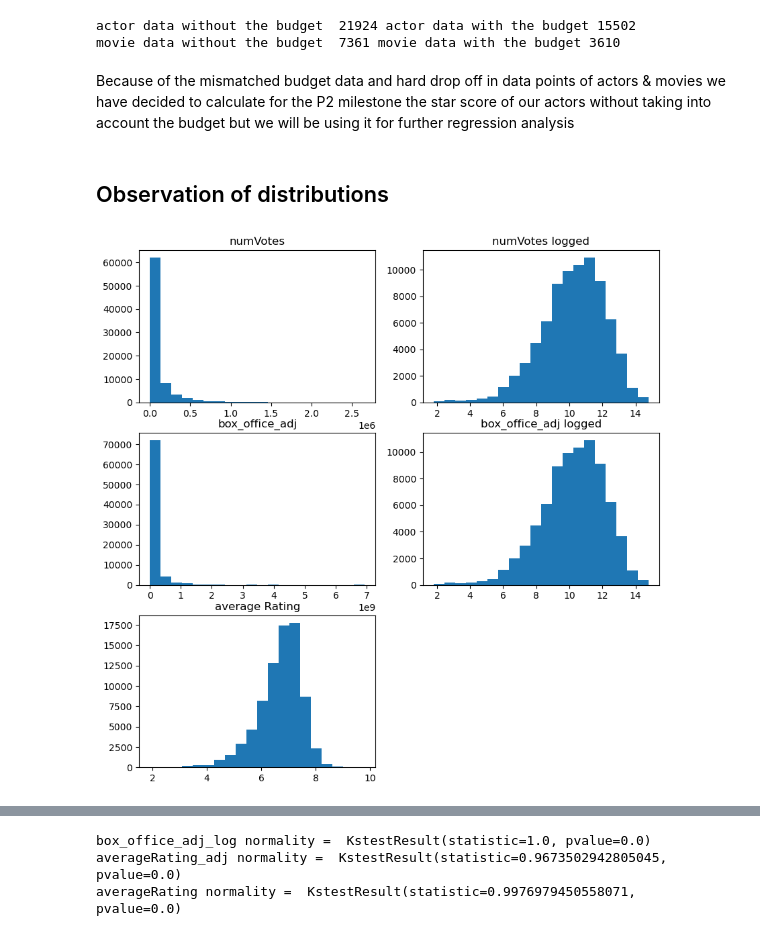
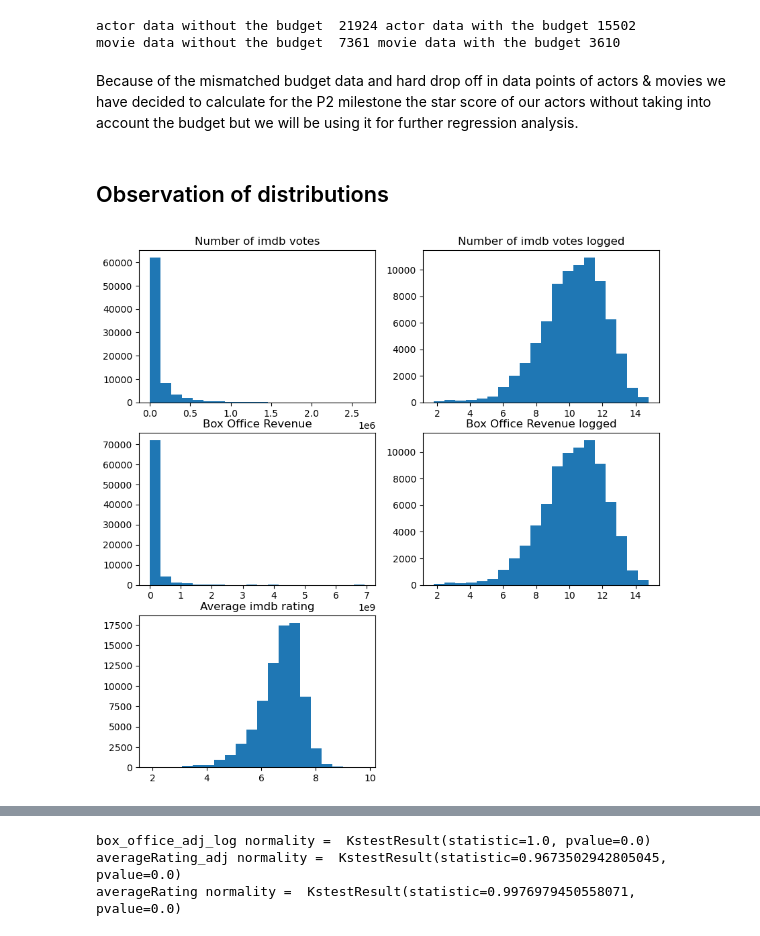
Before and after one commit to louisleger/ada-final-project, a Jupyter notebook: src/star_score.ipynb, the cells around one changed output, grey strips where cells are left out. Cells and saved outputs as stored; diff of their text form; code cells hidden in the pictures.

```diff
--- a/src/star_score.ipynb
+++ b/src/star_score.ipynb
@@ -55,26 +55,27 @@ print('movie data without the budget ', len(data.drop_duplicates(subset = 'Movie
 actor data without the budget  21924 actor data with the budget 15502
 movie data without the budget  7361 movie data with the budget 3610
 # %% [markdown]
-Because of the mismatched budget data and hard drop off in data points of actors & movies we have decided to calculate for the P2 milestone the star score of our actors without taking into account the budget but we will be using it for further regression analysis
+Because of the mismatched budget data and hard drop off in data points of actors & movies we have decided to calculate for the P2 milestone the star score of our actors without taking into account the budget but we will be using it for further regression analysis.
 # %% [markdown]
 ## Observation of distributions
 # %%
 #observation of distributions
 fig, ax = plt.subplots(3, 2, figsize=(10, 10)) #sharey=True)
 
+titles = ['Number of imdb votes', 'Box Office Revenue']
 for idx, feature in enumerate(['numVotes', 'box_office_adj']):
     ax[idx, 0].hist(data[feature], bins = 20)
-    ax[idx, 0].set_title(feature)
+    ax[idx, 0].set_title(titles[idx])
     ax[idx, 1].hist(np.log(data['numVotes']), bins = 20)
-    ax[idx, 1].set_title(feature + ' logged')
+    ax[idx, 1].set_title(titles[idx] + ' logged')
 
 ax[2, 0].hist(data['averageRating'], bins = 20)
-ax[2, 0].set_title('average Rating')
+ax[2, 0].set_title('Average imdb rating')
 ax[2, 1].remove()
 
 plt.show()
 # %% [output]
-[figure, old version]
+[figure, new version]
 # %% [markdown]
 # Star score calculation
 
```
Also changed, not shown: parts of 19 cells of this notebook.
